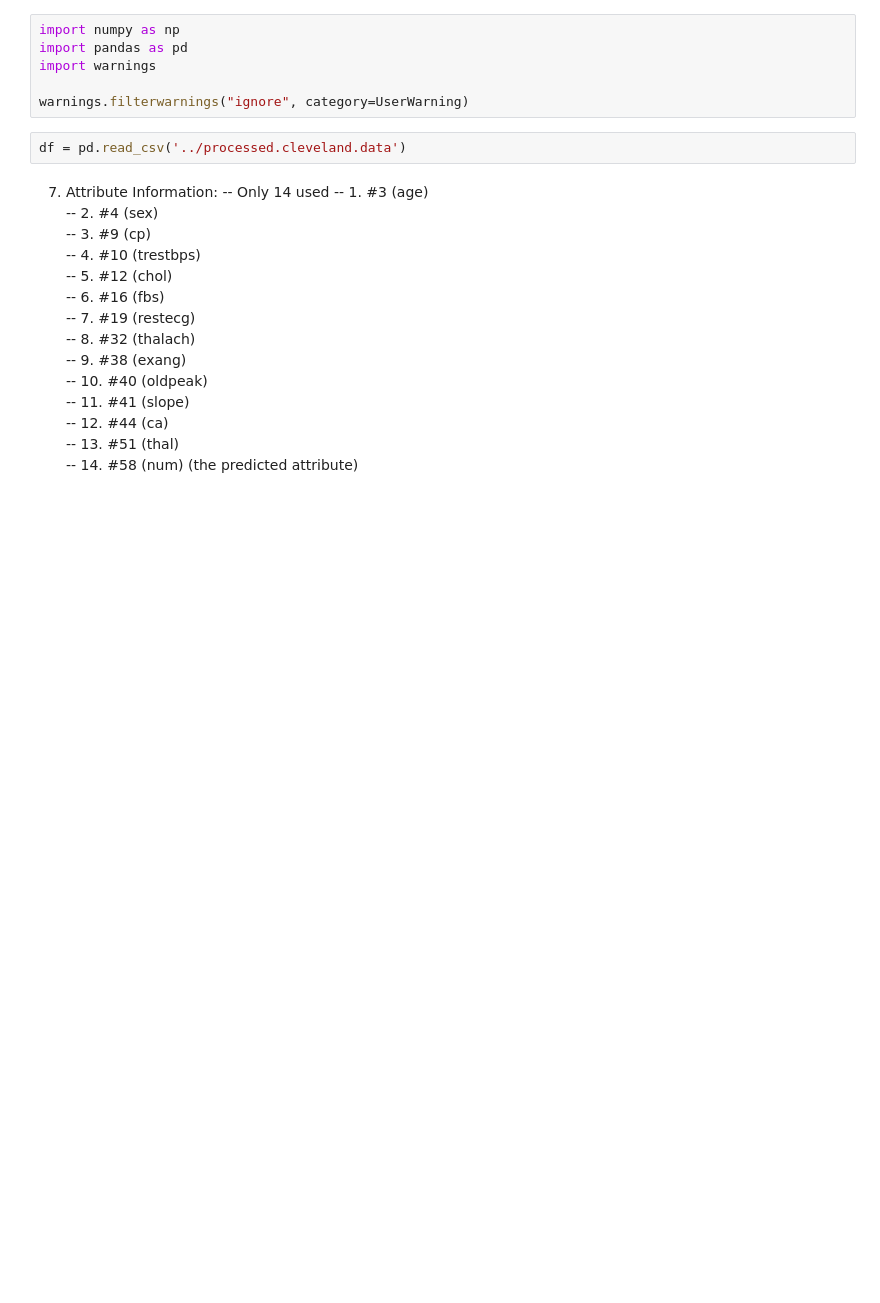
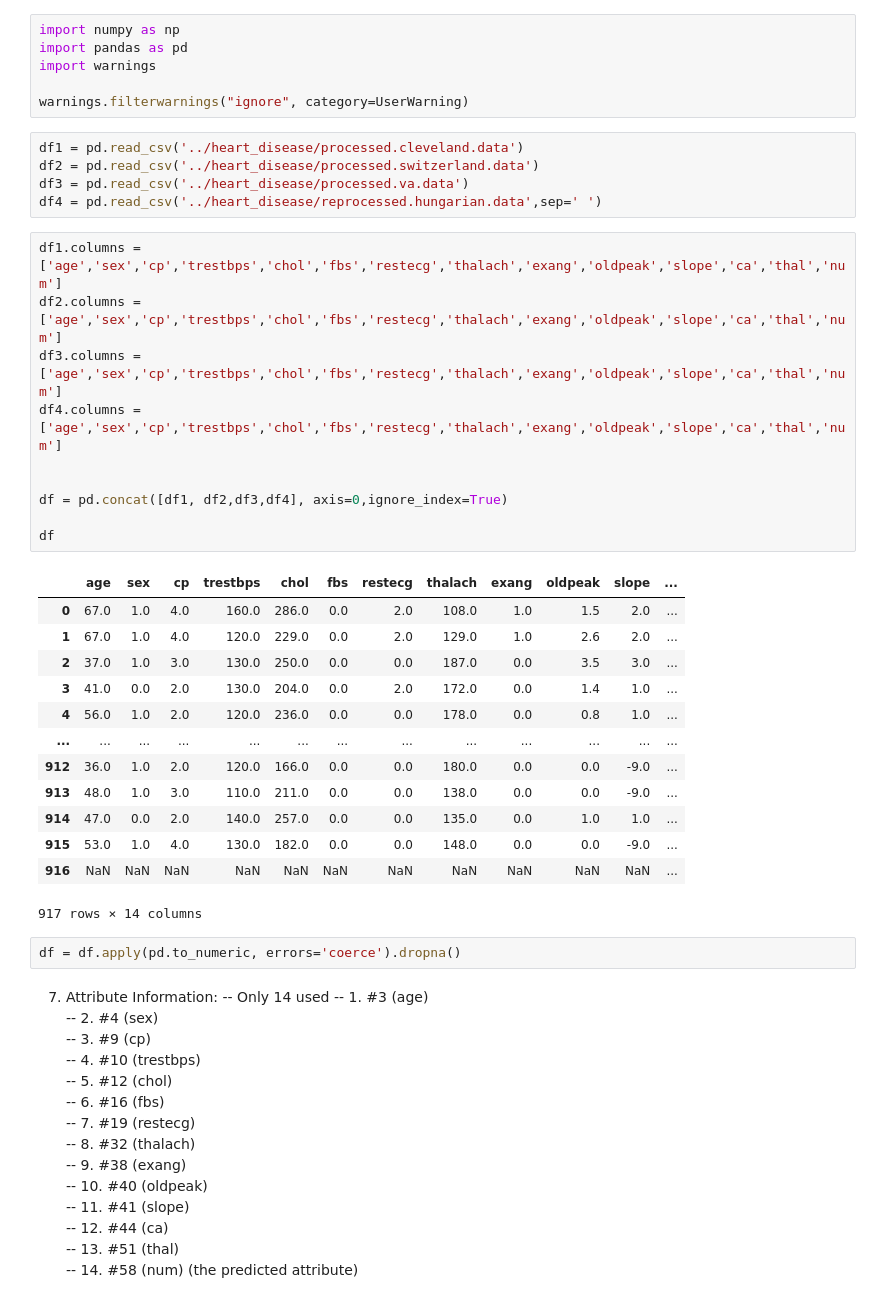
Before and after one commit to plon-Susk7/Machine_Learning_CSE343, a Jupyter notebook: a2/q2.ipynb, the cells around one changed output. Cells and saved outputs as stored; diff of their text form; blank space fills up the shorter version.

```diff
--- a/a2/q2.ipynb
+++ b/a2/q2.ipynb
@@ -5,7 +5,36 @@ import warnings
 
 warnings.filterwarnings("ignore", category=UserWarning)
 # %%
-df = pd.read_csv('../processed.cleveland.data')
+df1 = pd.read_csv('../heart_disease/processed.cleveland.data')
+df2 = pd.read_csv('../heart_disease/processed.switzerland.data')
+df3 = pd.read_csv('../heart_disease/processed.va.data')
+df4 = pd.read_csv('../heart_disease/reprocessed.hungarian.data',sep=' ')
+# %%
+df1.columns = ['age','sex','cp','trestbps','chol','fbs','restecg','thalach','exang','oldpeak','slope','ca','thal','num']
+df2.columns = ['age','sex','cp','trestbps','chol','fbs','restecg','thalach','exang','oldpeak','slope','ca','thal','num']
+df3.columns = ['age','sex','cp','trestbps','chol','fbs','restecg','thalach','exang','oldpeak','slope','ca','thal','num']
+df4.columns = ['age','sex','cp','trestbps','chol','fbs','restecg','thalach','exang','oldpeak','slope','ca','thal','num']
+
+
+df = pd.concat([df1, df2,df3,df4], axis=0,ignore_index=True)
+
+df
+# %% [output]
+|  | age | sex | cp | trestbps | chol | fbs | restecg | thalach | exang | oldpeak | slope | ... |
+| 0 | 67.0 | 1.0 | 4.0 | 160.0 | 286.0 | 0.0 | 2.0 | 108.0 | 1.0 | 1.5 | 2.0 | ... |
+| 1 | 67.0 | 1.0 | 4.0 | 120.0 | 229.0 | 0.0 | 2.0 | 129.0 | 1.0 | 2.6 | 2.0 | ... |
+| 2 | 37.0 | 1.0 | 3.0 | 130.0 | 250.0 | 0.0 | 0.0 | 187.0 | 0.0 | 3.5 | 3.0 | ... |
+| 3 | 41.0 | 0.0 | 2.0 | 130.0 | 204.0 | 0.0 | 2.0 | 172.0 | 0.0 | 1.4 | 1.0 | ... |
+| 4 | 56.0 | 1.0 | 2.0 | 120.0 | 236.0 | 0.0 | 0.0 | 178.0 | 0.0 | 0.8 | 1.0 | ... |
+| ... | ... | ... | ... | ... | ... | ... | ... | ... | ... | ... | ... | ... |
+| 912 | 36.0 | 1.0 | 2.0 | 120.0 | 166.0 | 0.0 | 0.0 | 180.0 | 0.0 | 0.0 | -9.0 | ... |
+| 913 | 48.0 | 1.0 | 3.0 | 110.0 | 211.0 | 0.0 | 0.0 | 138.0 | 0.0 | 0.0 | -9.0 | ... |
+| 914 | 47.0 | 0.0 | 2.0 | 140.0 | 257.0 | 0.0 | 0.0 | 135.0 | 0.0 | 1.0 | 1.0 | ... |
+| 915 | 53.0 | 1.0 | 4.0 | 130.0 | 182.0 | 0.0 | 0.0 | 148.0 | 0.0 | 0.0 | -9.0 | ... |
+| 916 | NaN | NaN | NaN | NaN | NaN | NaN | NaN | NaN | NaN | NaN | NaN | ... |
+917 rows × 14 columns
+# %%
+df = df.apply(pd.to_numeric, errors='coerce').dropna()
 # %% [markdown]
 7. Attribute Information:
    -- Only 14 used
```
Also changed, not shown: parts of 15 cells of this notebook, 4 other files.
